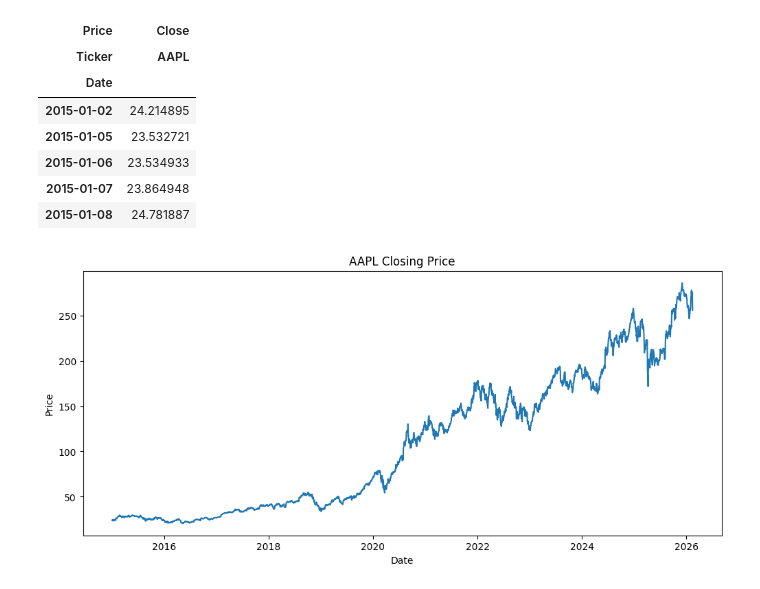
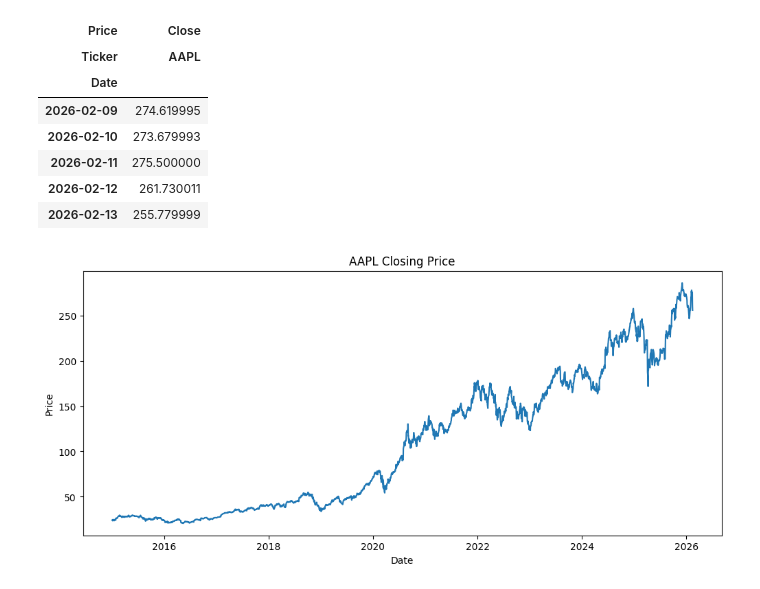
Before and after one commit to amaayacc/FINMA-Financial-Modelling-Assignment, a Jupyter notebook: finalproject.ipynb, the cells around one changed output. Saved outputs shown, nothing was run; the diff lists cells and outputs as text; code cells hidden in the pictures.

```diff
--- a/finalproject.ipynb
+++ b/finalproject.ipynb
@@ -1,30 +1,31 @@
 # %%
 import pandas as pd
 import numpy as np
 import matplotlib.pyplot as plt
 import yfinance as yf
 
 # Download price data
 ticker = "AAPL"
 df = yf.download(ticker, start="2015-01-01", progress=False)
 
 # Keep required columns
 df = df[['Close']].copy()
 df.dropna(inplace=True)
 
 # Ensure dates are sorted
 df = df.sort_index()
 
 df.head()
+df.tail()
 # %% [output]
 | Price | Close |
 | Ticker | AAPL |
 | Date |  |
-| 2015-01-02 | 24.214895 |
-| 2015-01-05 | 23.532721 |
-| 2015-01-06 | 23.534933 |
-| 2015-01-07 | 23.864948 |
-| 2015-01-08 | 24.781887 |
+| 2026-02-09 | 274.619995 |
+| 2026-02-10 | 273.679993 |
+| 2026-02-11 | 275.500000 |
+| 2026-02-12 | 261.730011 |
+| 2026-02-13 | 255.779999 |
 # %%
 plt.figure(figsize=(12,5))
 plt.plot(df.index, df['Close'])
```
Also changed, not shown: parts of 4 cells of this notebook.
